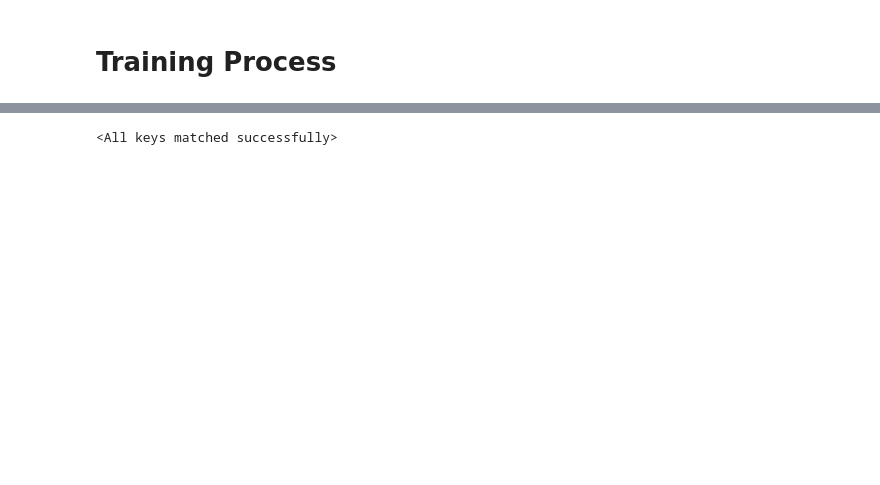
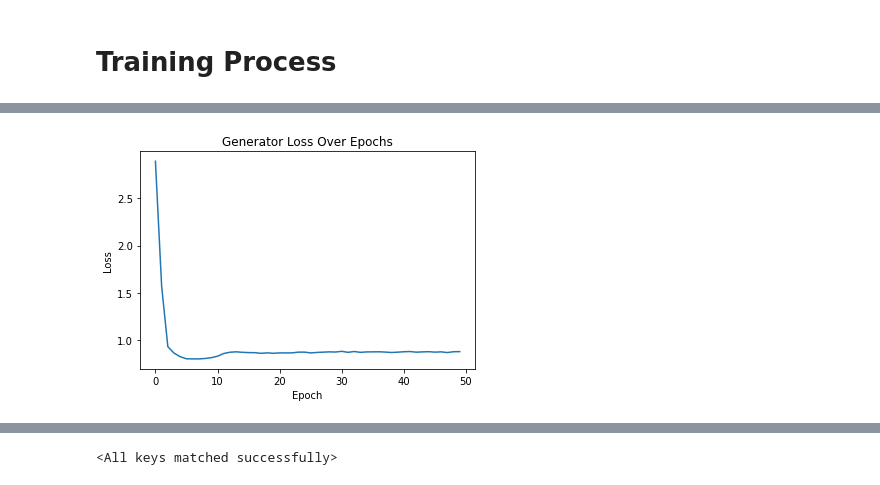
Before and after one commit to Cathyyyyy123/Image-inpainting-project, a Jupyter notebook: image_inpainting_flowers_v2.ipynb, the cells around one changed output, grey strips where cells are left out. Drawn from its saved outputs; the diff is of its cells as text; code cells hidden in the pictures; blank space fills up the shorter version.

```diff
--- a/image_inpainting_flowers_v2.ipynb
+++ b/image_inpainting_flowers_v2.ipynb
@@ -400,0 +400,68 @@ Wall time: 46min 39s
+# %%
+%%time
+loss_epoch_arr = []
+max_epochs = 50
+
+min_loss = 1000
+
+# n_iters = np.ceil(len(Trainloader)/batch_size)
+for epoch in range(max_epochs):
+    epoch_loss = 0.0
+    model_unet.train()
+    discriminator.train()
+    for i, (inputs, masks, _) in enumerate(Trainloader, 0):
+        inputs, masks = inputs.to(device), masks.to(device)
+
+        ### Train Discriminator
+        optimizer_D.zero_grad()
+
+        # Real loss
+        real_imgs = inputs
+        real_validity = discriminator(real_imgs)
+        real_loss = adversarial_loss(real_validity, torch.ones_like(real_validity))
+
+        # Fake loss
+        fake_imgs = model_unet(inputs).detach()  # Detach to avoid training generator now
+        fake_validity = discriminator(fake_imgs)
+        fake_loss = adversarial_loss(fake_validity, torch.zeros_like(fake_validity))
+
+        # Total discriminator loss
+        d_loss = (real_loss + fake_loss) / 2
+        d_loss.backward()
+        optimizer_D.step()
+
+        ### Train Generator (U-Net)
+        optimizer_unet.zero_grad()
+        # Generate a batch of images
+        gen_imgs = model_unet(inputs)
+        # Loss measures generator's ability to fool the discriminator
+        validity = discriminator(gen_imgs)
+        g_adv_loss = adversarial_loss(validity, torch.ones_like(validity))
+        g_l2_loss = l2_loss(gen_imgs, masks)
+        g_loss = g_adv_loss + g_l2_loss
+
+        g_loss.backward()
+        optimizer_unet.step()
+
+        epoch_loss += g_loss.item() * inputs.size(0)  # Assuming g_loss is per batch
+
+        # Logging
+        if i % 100 == 0:
+            print(f'Epoch [{epoch+1}/{max_epochs}], Step [{i+1}/{len(Trainloader)}], '
+                  f'D Loss: {d_loss.item():.4f}, G Loss: {g_loss.item():.4f}')
+
+    epoch_loss /= len(Trainloader.dataset)  # Convert total loss to average loss per epoch
+    loss_epoch_arr.append(epoch_loss)
+
+    if epoch_loss < min_loss:
+        min_loss = epoch_loss
+        best_model = copy.deepcopy(model_unet.state_dict())
+        print(f'New min loss at epoch {epoch+1}: {min_loss:.5f}')
+        torch.save(best_model, 'best_unet_model.pth')
+
+plt.plot(loss_epoch_arr)
+plt.title('Generator Loss Over Epochs')
+plt.xlabel('Epoch')
+plt.ylabel('Loss')
+plt.show()
+# %% [output]
@@ -400,0 +485 @@ Wall time: 46min 39s
+[figure, added]
```
Also changed, not shown: parts of 36 cells of this notebook, 4 other files.
